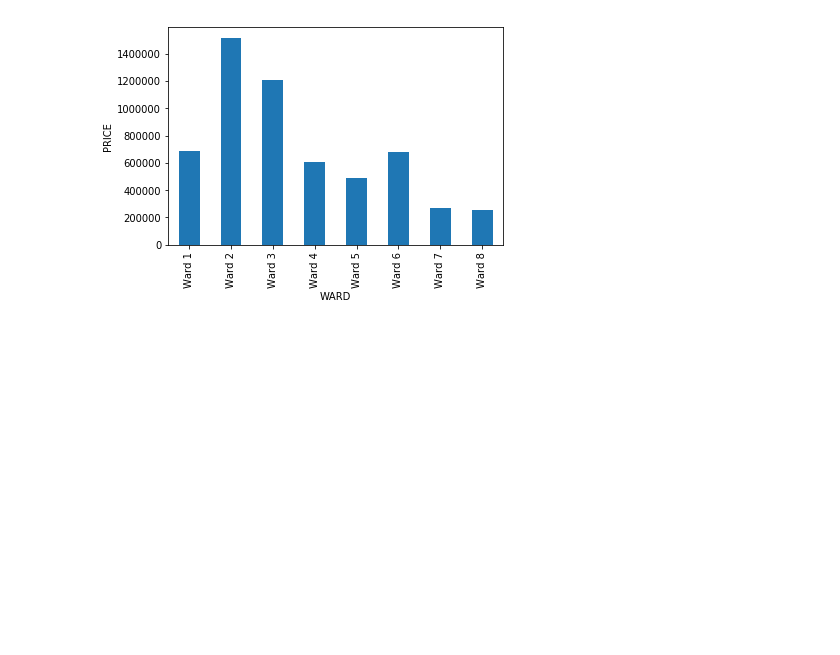
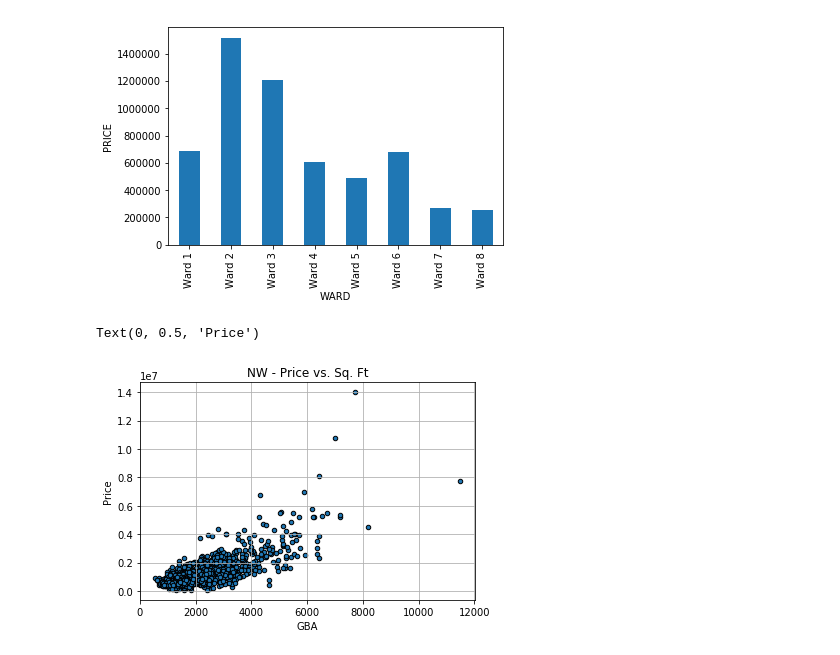
Before and after one commit to ddenning8/Group_Project_1, a Jupyter notebook: Group_Project_1.ipynb, the cells around one changed output. Drawn from its saved outputs; the diff is of its cells as text; code cells hidden in the pictures; blank space fills up the shorter version.

```diff
--- a/Group_Project_1.ipynb
+++ b/Group_Project_1.ipynb
@@ -10,5 +9,5 @@ import seaborn as sns
 # %%
-housing_df = pd.read_csv("Resources/DC_Properties.csv")
+housing_df = pd.read_csv("DC_Properties.csv")
 # %%
 housing_df.head()
 # %% [output]
@@ -282,3 +281,12 @@ plt.ylabel("PRICE")
 # %% [output]
 Text(0, 0.5, 'PRICE')
 [figure]
+# %%
+NW = housing_df5[housing_df5.QUADRANT == "NW"]
+NW_2017 = NW[NW.YEAR == 2017]
+NW_2017.plot(kind="SCATTER", x="GBA", y="PRICE", marker="o", facecolors="blue", edgecolors="black", title="NW - Price vs. Sq. Ft", grid=True)
+plt.xlabel("GBA")
+plt.ylabel("Price")
+# %% [output]
+Text(0, 0.5, 'Price')
+[figure, added]
```
Also changed, not shown: parts of 10 cells of this notebook, 3 other files.
